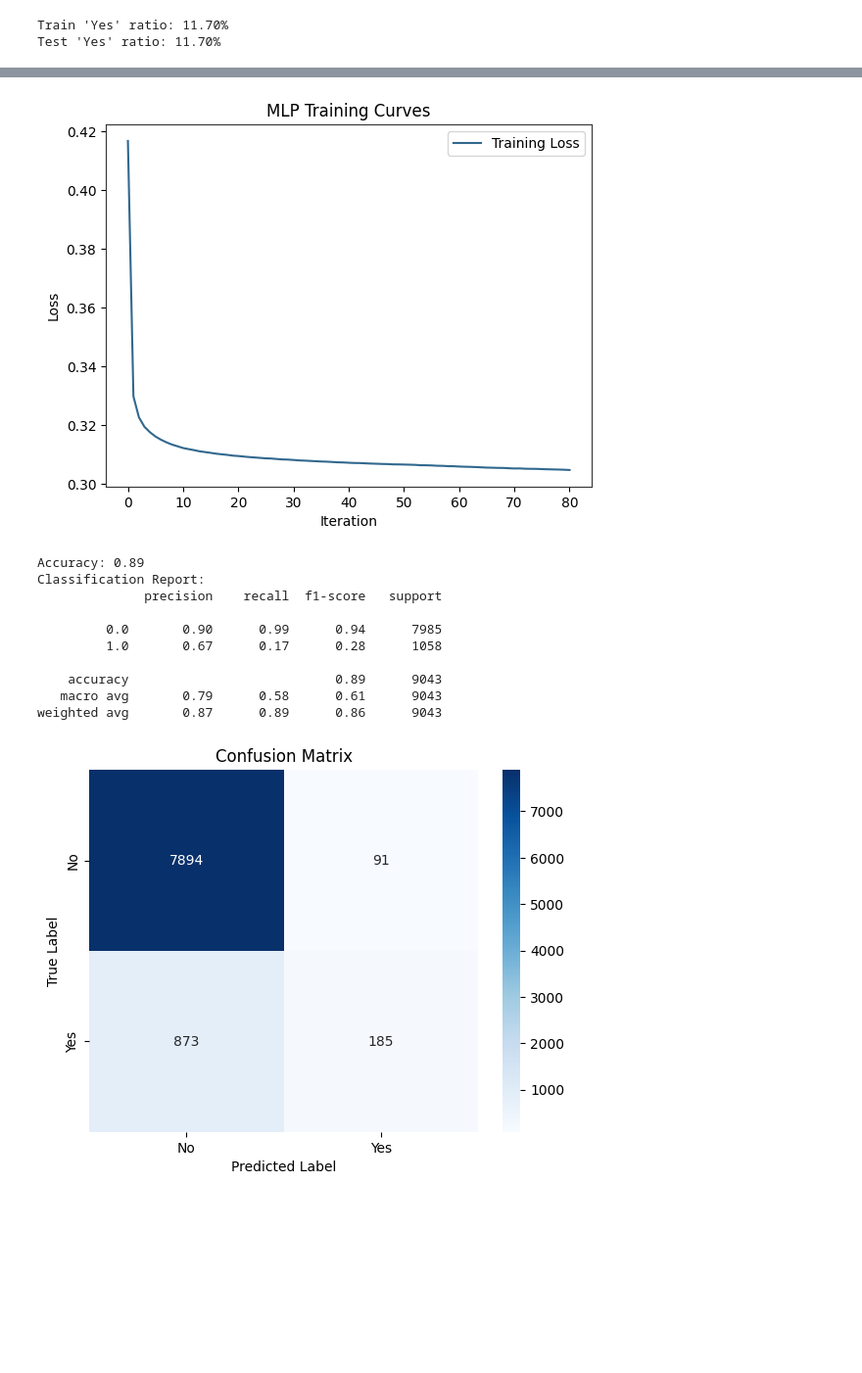
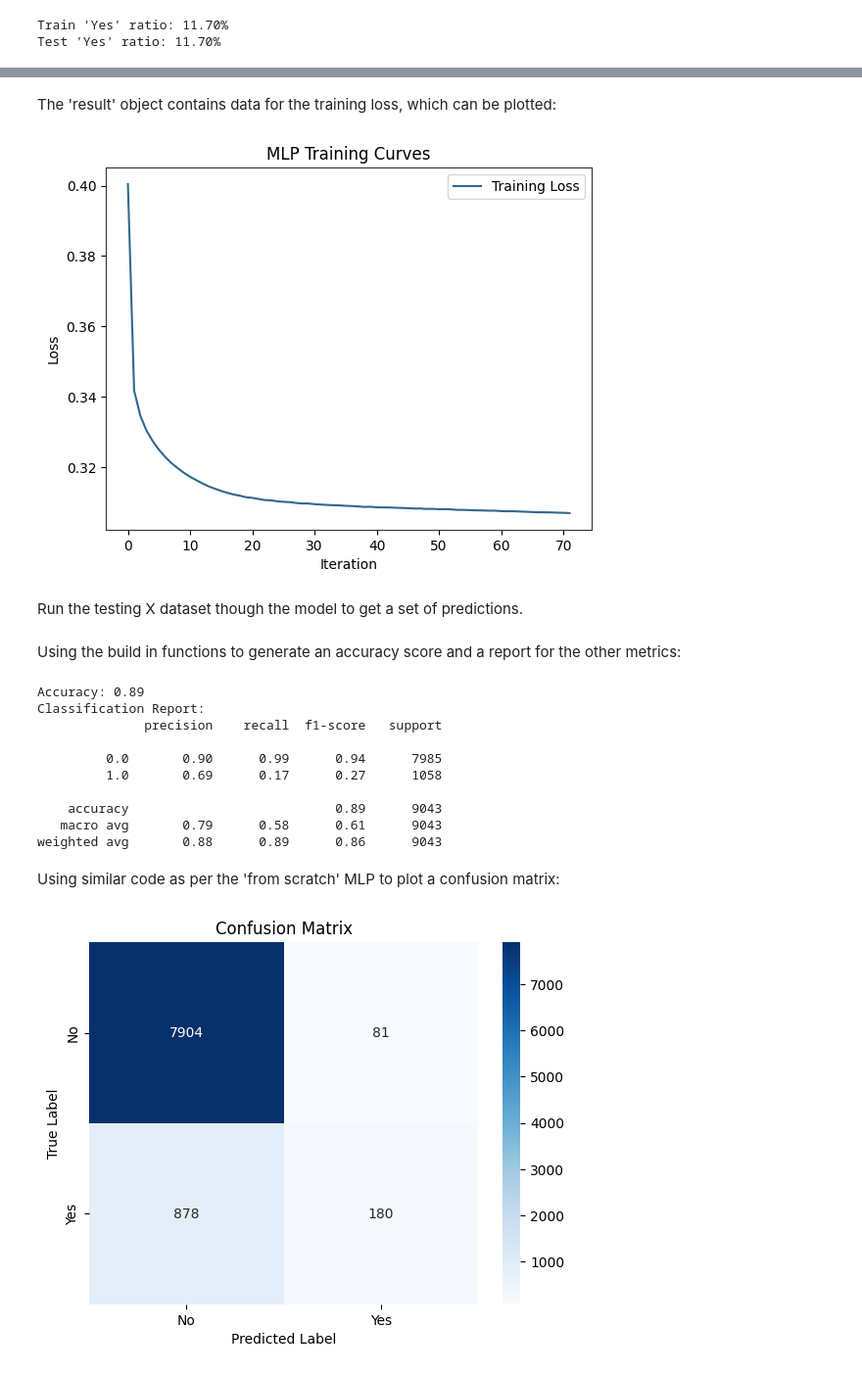
Before and after one commit to daemonchild/cardiffmet-dat6002-artificial-intelligence, a Jupyter notebook: assessment/part_2/3-MLP-with-SciKitLearn.ipynb, the cells around one changed output, grey strips where cells are left out. Shown at 98% size. Saved outputs shown, nothing was run; the diff lists cells and outputs as text; code cells hidden in the pictures; blank space fills up the shorter version.

Commit message:
Report updated for GA, SKL notebook commeted and finished.

```diff
--- a/assessment/part_2/3-MLP-with-SciKitLearn.ipynb
+++ b/assessment/part_2/3-MLP-with-SciKitLearn.ipynb
@@ -159,7 +154,7 @@ if online:
     df = pd.read_csv('https://datascience.daemonchild.com/year3/dat6002/bank_full_scaled_latest.csv', delimiter=',')
 else:
     # Load the dataset from local file
-    df = pd.read_csv('bank_full_scaled_latest.csv', delimiter=',')
+    df = pd.read_csv('datasets/bank_full_scaled_latest.csv', delimiter=',')
 # %%
 df.columns
 # %% [output]
@@ -207,9 +199,9 @@ Test 'Yes' ratio: 11.70%
 # %%
 # Create a scaler object
-scaler = StandardScaler()
+# scaler = StandardScaler()
 
 # Fit and transform training data
-X_train = scaler.fit_transform(X_train)
+# X_train = scaler.fit_transform(X_train)
 
 # Transform test data
-X_test = scaler.transform(X_test)
+# X_test = scaler.transform(X_test)
@@ -224,18 +224,24 @@ mlp = MLPClassifier(hidden_layer_sizes=(10, ),
 
 # Train the model
 result = mlp.fit(X_train, y_train)
+# %% [markdown]
+The 'result' object contains data for the training loss, which can be plotted:
 # %%
-plt.plot(result.loss_curve_, label='Training Loss')
+plt.plot(result.loss_curve_, label='Training Loss', color=palette[0])
 plt.xlabel('Iteration')
 plt.ylabel('Loss')
 plt.title('MLP Training Curves')
 plt.legend()
-plt.savefig('graphs/scikit_learn_mlp_training_curves.png')
+plt.savefig('graphs/3-mlp_scikit_learn/scikit_learn_mlp_training_curves.png')
 plt.show()
 # %% [output]
-[figure, old version]
+[figure, new version]
+# %% [markdown]
+Run the testing X dataset though the model to get a set of predictions.
 # %%
 y_pred = mlp.predict(X_test)
+# %% [markdown]
+Using the build in functions to generate an accuracy score and a report for the other metrics:
 # %%
 # Calculate accuracy
 accuracy = accuracy_score(y_test,y_pred)
@@ -250,11 +256,13 @@ Classification Report:
               precision    recall  f1-score   support
 
          0.0       0.90      0.99      0.94      7985
-         1.0       0.67      0.17      0.28      1058
+         1.0       0.69      0.17      0.27      1058
 
     accuracy                           0.89      9043
    macro avg       0.79      0.58      0.61      9043
-weighted avg       0.87      0.89      0.86      9043
+weighted avg       0.88      0.89      0.86      9043
+# %% [markdown]
+Using similar code as per the 'from scratch' MLP to plot a confusion matrix:
 # %%
 matrix = confusion_matrix(y_test, y_pred)
 sns.heatmap(matrix, annot=True, fmt="d", cmap="Blues", xticklabels=["No", "Yes"], yticklabels=["No", "Yes"])
```
Also changed, not shown: parts of 13 cells of this notebook, 11 other files.
